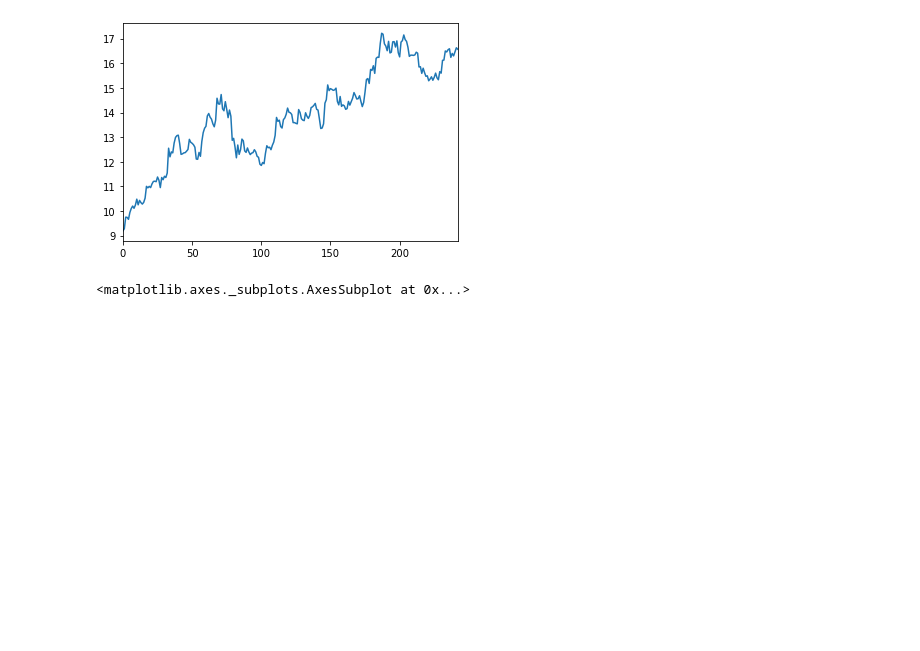
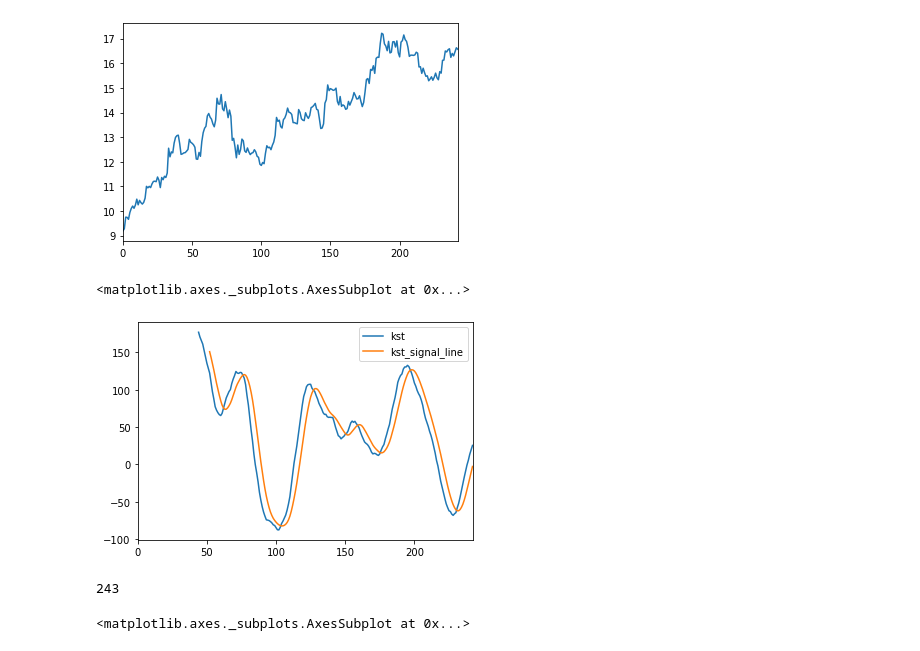
Before and after one commit to carl-3070/Quantify_Trade, a Jupyter notebook: finance_utils.ipynb, the cells around one changed output. Drawn from its saved outputs; the diff is of its cells as text; code cells hidden in the pictures; blank space fills up the shorter version.

```diff
--- a/finance_utils.ipynb
+++ b/finance_utils.ipynb
@@ -357,6 +357,41 @@ def relate_strength(first_df, second_df):
                              ratio_open=ratio_open,
                              ratio_high=ratio_high,
                              ratio_low=ratio_low))
+# %%
+def kst(df):
+    '''
+    RCMA1 = 10-Period SMA of 10-Period Rate-of-Change
+    RCMA2 = 10-Period SMA of 15-Period Rate-of-Change
+    RCMA3 = 10-Period SMA of 20-Period Rate-of-Change
+    RCMA4 = 15-Period SMA of 30-Period Rate-of-Change
+
+    KST = (RCMA1 x 1) + (RCMA2 x 2) + (RCMA3 x 3) + (RCMA4 x 4)
+
+    Signal Line = 9-period SMA of KST
+    '''
+    roc_10 = roc(df, 10)
+    rcma1 = roc_10.rolling(10).mean()
+    roc_15 = roc(df, 15)
+    rcma2 = roc_15.rolling(10).mean()
+    roc_20 = roc(df, 20)
+    rcma3 = roc_20.rolling(10).mean()
+    roc_30 = roc(df, 30)
+    rcma4 = roc_30.rolling(15).mean()
+
+    kst = rcma1 + rcma2*2 + rcma3*3 + rcma4*4
+    kst_signal_line = kst.rolling(9).mean()
+    return pd.DataFrame(dict(kst=kst, kst_signal_line=kst_signal_line))
+# %%
+kst_ret = kst(df)
+# %%
+kst_ret.plot()
+# %% [output]
+<matplotlib.axes._subplots.AxesSubplot at 0x...>
+[figure, added]
+# %%
+len(rcma1)
+# %% [output]
+243
 # %%
 pvo_df = pvo(df)
 # %%
```
Also changed, not shown: parts of 1 cell of this notebook.
